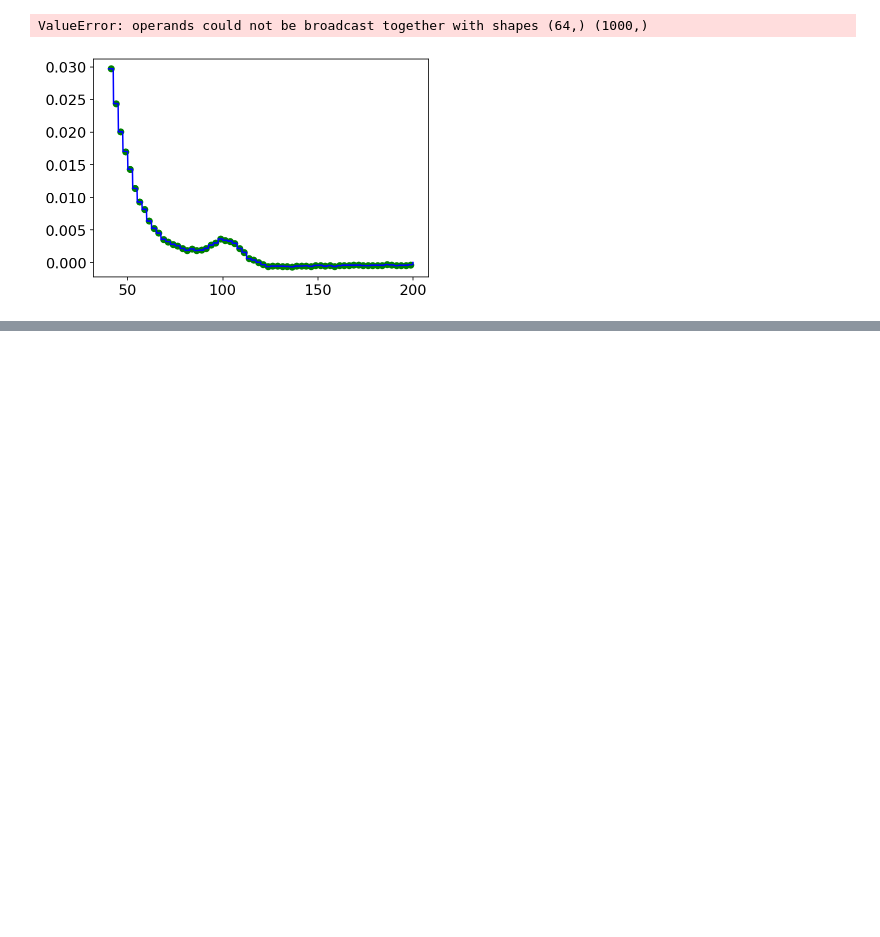
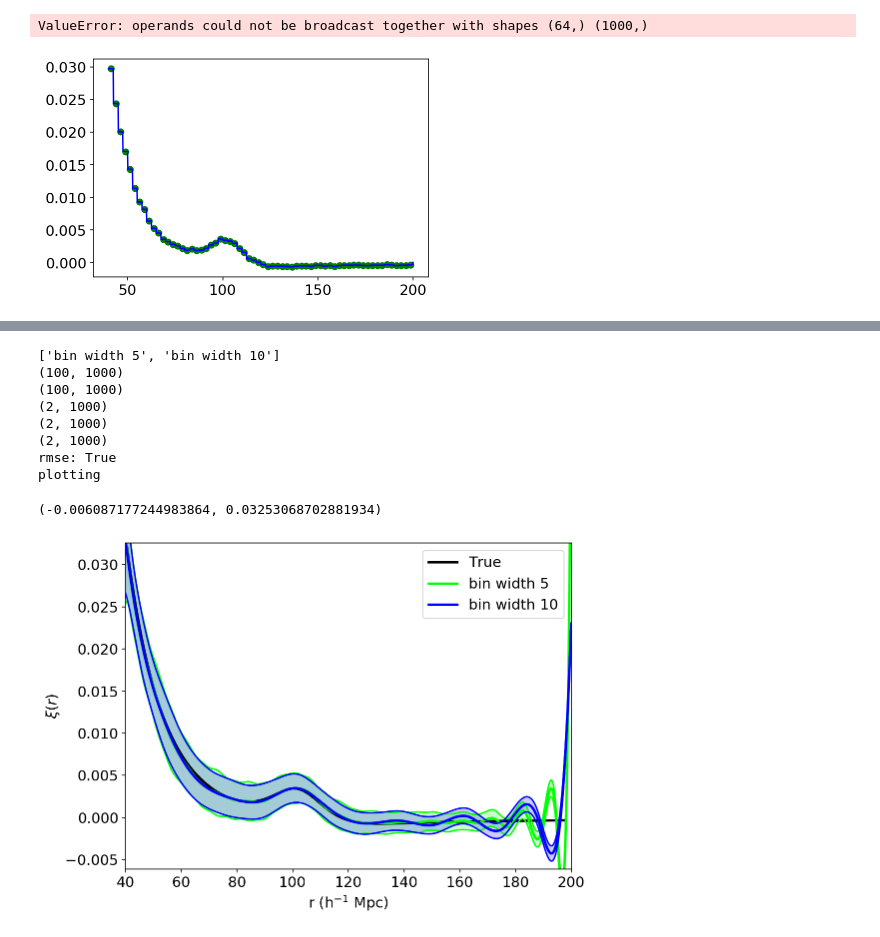
Before and after one commit to kstoreyf/continuous-estimator, a Jupyter notebook: code/new_proj.ipynb, the cells around one changed output, grey strips where cells are left out. Cells and saved outputs as stored; diff of their text form; code cells hidden in the pictures; blank space fills up the shorter version.

```diff
--- a/code/new_proj.ipynb
+++ b/code/new_proj.ipynb
@@ -798,0 +919,46 @@ plotting
+# %%
+cat_tag = '_L750_n1e-4'
+
+cf_tags = ['_spline3_bw5', '_spline3_bw10']#, '_spline3_bw20']
+labels = [f"bin width {tag.split('bw')[-1]}" for tag in cf_tags]
+print(labels)
+#labels = ['hi', 'hi', 'hi', 'hi']
+colors = ['lime','blue', 'cyan', 'magenta', 'purple']
+Nrealizations = 100
+
+cat_dir = '../catalogs'
+result_dir = '../results/results_lognormal{}'.format(cat_tag)
+
+rs = []
+cf_arrs = []
+
+for i in range(len(cf_tags)):
+    xis = []
+    for Nr in range(Nrealizations):
+        cf_fn = '{}/cf{}{}_rlz{}.npy'.format(result_dir, cf_tags[i], cat_tag, Nr)
+        r_avg, xi, label = np.load(cf_fn, allow_pickle=True)
+        xis.append(xi)
+    rs.append(r_avg)
+    cf_arrs.append(xis)
+
+# true
+true_fn = '{}/inputs/cat{}_Rh_xi.txt'.format(cat_dir, cat_tag)
+r_true, xi_true = np.loadtxt(true_fn, unpack=True)
+b1 = 1.5
+xi_true *= b1**2
+
+plot_cf_err(rs, cf_arrs, r_true, xi_true, labels, colors)
+
+plt.xlim(min(r_avg), max(r_avg))
+plt.ylim(min(np.array(xis).flatten()), max(xi))
+# %% [output]
+['bin width 5', 'bin width 10']
+(100, 1000)
+(100, 1000)
+(2, 1000)
+(2, 1000)
+(2, 1000)
+rmse: True
+plotting
+(-0.006087177244983864, 0.03253068702881934)
+[figure, added]
```
Also changed, not shown: parts of 10 cells of this notebook, 1 other file.
